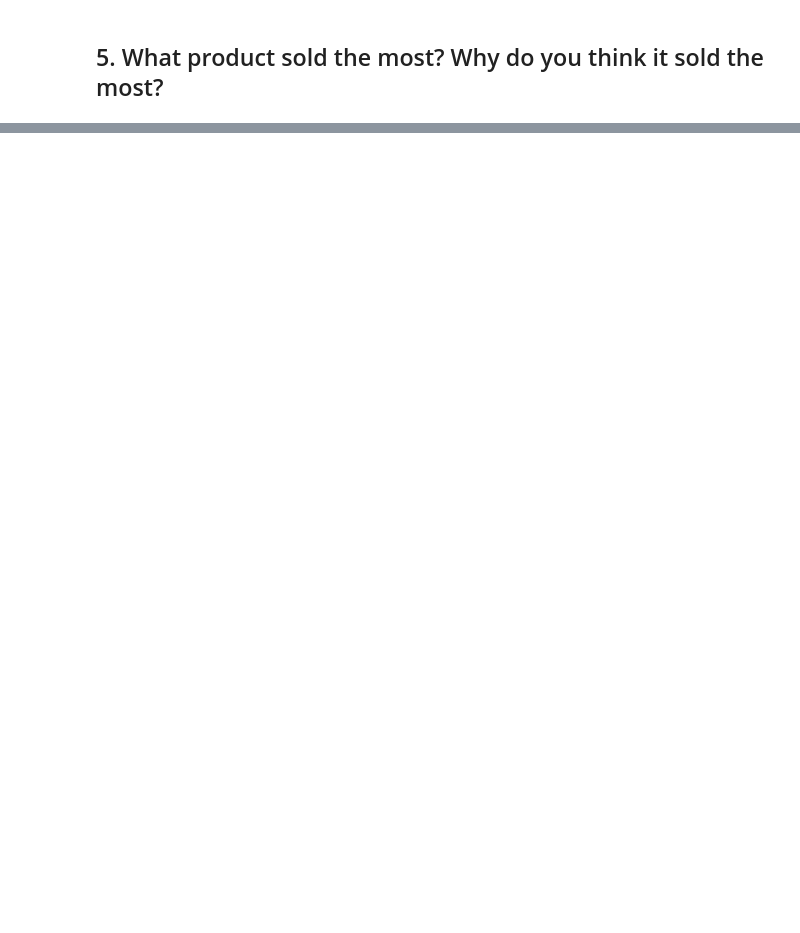
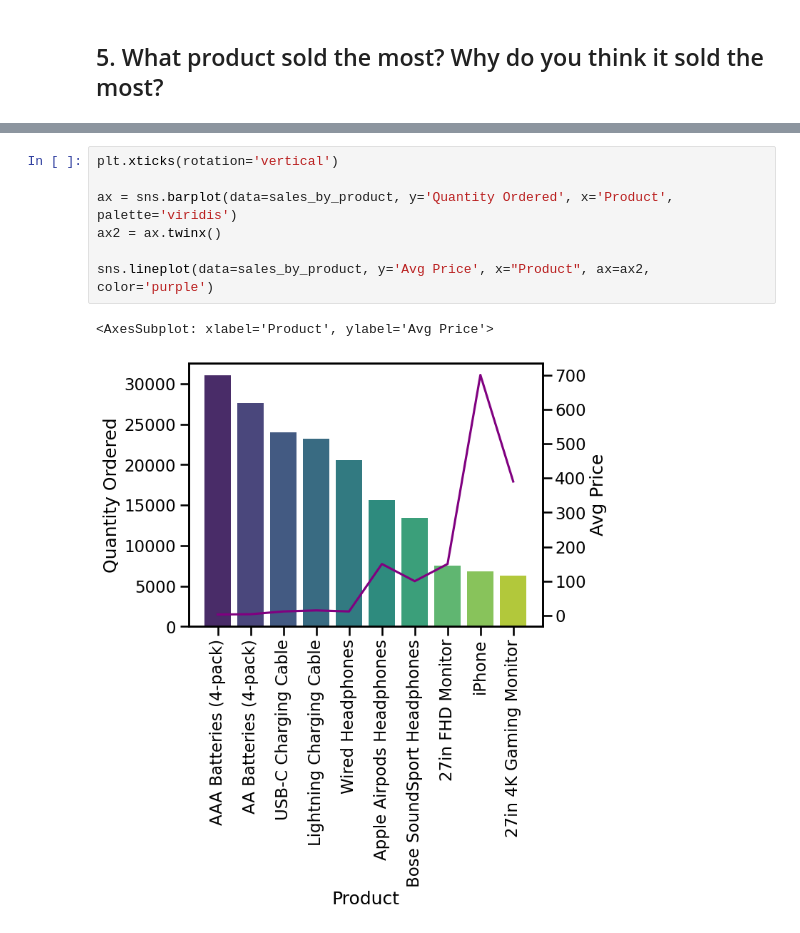
Before and after one commit to web-Nuo/Pandas-Data-Science-Tasks, a Jupyter notebook: my_version.ipynb, the cells around one changed output, grey strips where cells are left out. Cells and saved outputs as stored; diff of their text form; blank space fills up the shorter version.

```diff
--- a/my_version.ipynb
+++ b/my_version.ipynb
@@ -328,0 +368,10 @@ ax = sns.barplot(data=most_popular_combination[:10], y='product combinations', x
+# %%
+plt.xticks(rotation='vertical')
+
+ax = sns.barplot(data=sales_by_product, y='Quantity Ordered', x='Product', palette='viridis')
+ax2 = ax.twinx()
+
+sns.lineplot(data=sales_by_product, y='Avg Price', x="Product", ax=ax2, color='purple')
+# %% [output]
+<AxesSubplot: xlabel='Product', ylabel='Avg Price'>
+[figure, added]
```
Also changed, not shown: parts of 6 cells of this notebook.
